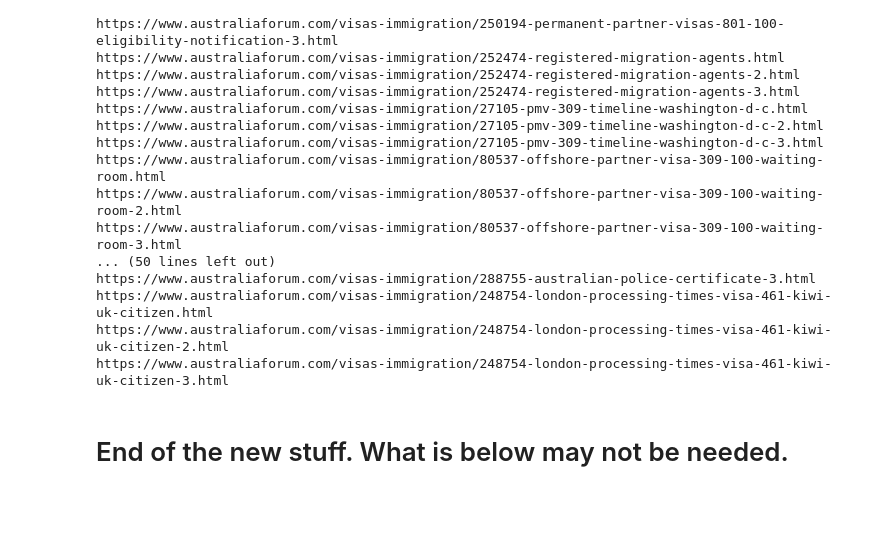
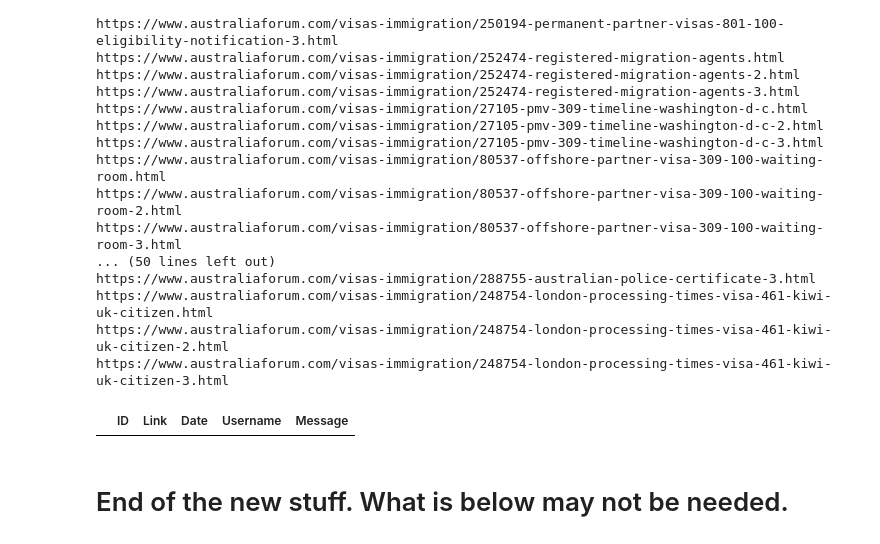
Before and after one commit to mkkhanzadi/AFdataanalysis, a Jupyter notebook: Australiaforum.ipynb, the cells around one changed output. Saved outputs shown, nothing was run; the diff lists cells and outputs as text; code cells hidden in the pictures; blank space fills up the shorter version.

```diff
--- a/Australiaforum.ipynb
+++ b/Australiaforum.ipynb
@@ -52,7 +52,7 @@ counter = 0
 # For running the full data set
 # max_urls = len(thread_page_urls)
 max_urls = 2
-for i in range(1, max_urls):
+for i in range(0, max_urls):
     url = thread_page_urls[i]
     # Prints the URL every 10 iterations
     if counter % 10 == 0:
@@ -60,7 +60,7 @@ for i in range(1, max_urls):
     thread_content = requests.get(url)
     thread_soup = bs(thread_content.text, 'html.parser')
 
-    for link in soup.find_all("a", {'id': (re.compile('thread_title_'))}):
+    for link in thread_soup.find_all("a", {'id': (re.compile('thread_title_'))}):
         href = link.get('href')
         titles.append(href)
     counter = counter + 1
@@ -199,7 +199,7 @@ for thread_url in titles:
     # For testing, reset thread_page_count to a low value
     thread_page_count = 3
     data_frame = get_thread_messages(thread_url, thread_page_count, printing=True)
-    base_data_frame.append(data_frame, ignore_index=True)
+    base_data_frame = base_data_frame.append(data_frame, ignore_index=True)
 print('Finished')
 # %% [output]
 https://www.australiaforum.com/visas-immigration/250194-permanent-partner-visas-801-100-eligibility-notification.html
@@ -219,6 +219,10 @@ https://www.australiaforum.com/visas-immigration/288755-australian-police-certif
 https://www.australiaforum.com/visas-immigration/248754-london-processing-times-visa-461-kiwi-uk-citizen.html
 https://www.australiaforum.com/visas-immigration/248754-london-processing-times-visa-461-kiwi-uk-citizen-2.html
 https://www.australiaforum.com/visas-immigration/248754-london-processing-times-visa-461-kiwi-uk-citizen-3.html
+# %%
+base_data_frame
+# %% [output]
+|  | ID | Link | Date | Username | Message |
 # %%
 base_data_frame.to_csv('aus-forum.csv')
 # %% [markdown]
```
Also changed, not shown: parts of 2 cells of this notebook, 1 other file.
